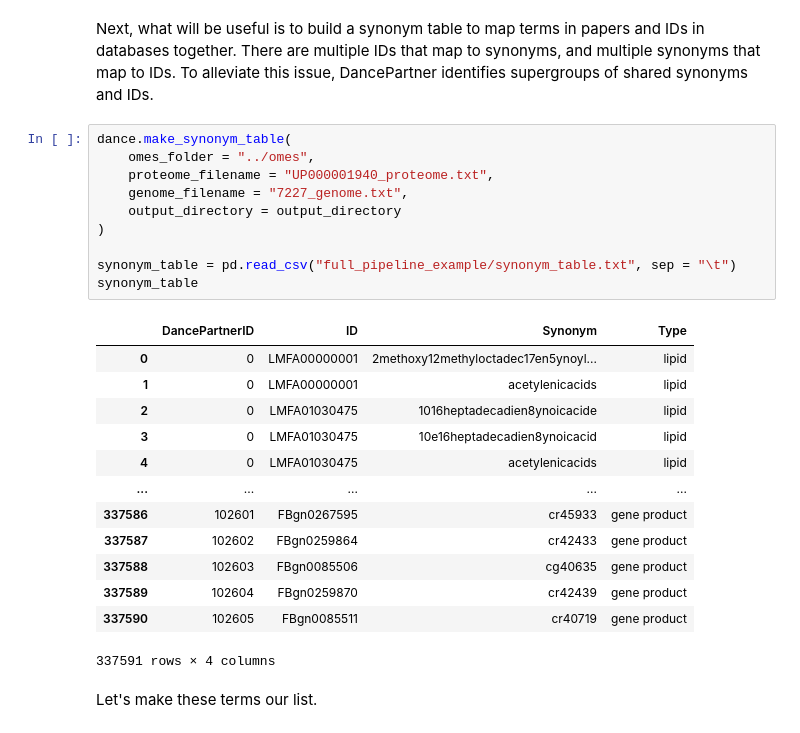
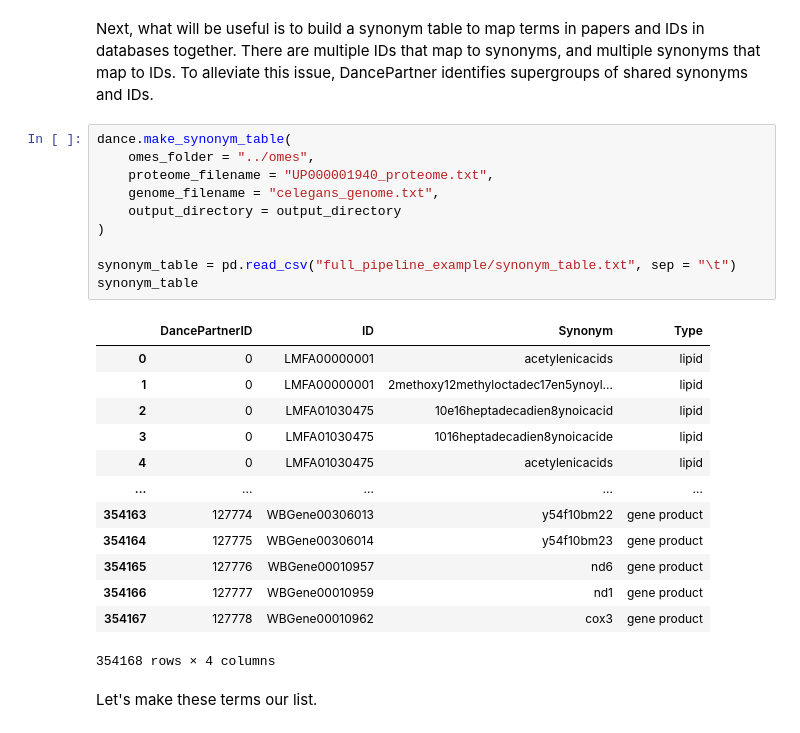
Before and after one commit to PNNL-Predictive-Phenomics/DancePartner, a Jupyter notebook: vignettes/how_to_use_DancePartner.ipynb, the cells around one changed output. Cells and saved outputs as stored; diff of their text form.

```diff
--- a/vignettes/how_to_use_DancePartner.ipynb
+++ b/vignettes/how_to_use_DancePartner.ipynb
@@ -106,27 +105,27 @@ Next, what will be useful is to build a synonym table to map terms in papers and
 # %%
 dance.make_synonym_table(
     omes_folder = "../omes",
     proteome_filename = "UP000001940_proteome.txt",
-    genome_filename = "7227_genome.txt",
+    genome_filename = "celegans_genome.txt",
     output_directory = output_directory
 )
 
 synonym_table = pd.read_csv("full_pipeline_example/synonym_table.txt", sep = "\t")
 synonym_table
 # %% [output]
 |  | DancePartnerID | ID | Synonym | Type |
-| 0 | 0 | LMFA00000001 | 2methoxy12methyloctadec17en5ynoyl... | lipid |
-| 1 | 0 | LMFA00000001 | acetylenicacids | lipid |
-| 2 | 0 | LMFA01030475 | 1016heptadecadien8ynoicacide | lipid |
-| 3 | 0 | LMFA01030475 | 10e16heptadecadien8ynoicacid | lipid |
+| 0 | 0 | LMFA00000001 | acetylenicacids | lipid |
+| 1 | 0 | LMFA00000001 | 2methoxy12methyloctadec17en5ynoyl... | lipid |
+| 2 | 0 | LMFA01030475 | 10e16heptadecadien8ynoicacid | lipid |
+| 3 | 0 | LMFA01030475 | 1016heptadecadien8ynoicacide | lipid |
 | 4 | 0 | LMFA01030475 | acetylenicacids | lipid |
 | ... | ... | ... | ... | ... |
-| 337586 | 102601 | FBgn0267595 | cr45933 | gene product |
-| 337587 | 102602 | FBgn0259864 | cr42433 | gene product |
-| 337588 | 102603 | FBgn0085506 | cg40635 | gene product |
-| 337589 | 102604 | FBgn0259870 | cr42439 | gene product |
-| 337590 | 102605 | FBgn0085511 | cr40719 | gene product |
+| 354163 | 127774 | WBGene00306013 | y54f10bm22 | gene product |
+| 354164 | 127775 | WBGene00306014 | y54f10bm23 | gene product |
+| 354165 | 127776 | WBGene00010957 | nd6 | gene product |
+| 354166 | 127777 | WBGene00010959 | nd1 | gene product |
+| 354167 | 127778 | WBGene00010962 | cox3 | gene product |
-337591 rows × 4 columns
+354168 rows × 4 columns
 # %% [markdown]
 Let's make these terms our list.
 # %%
```
Also changed, not shown: parts of 13 cells of this notebook, 34 other files.
